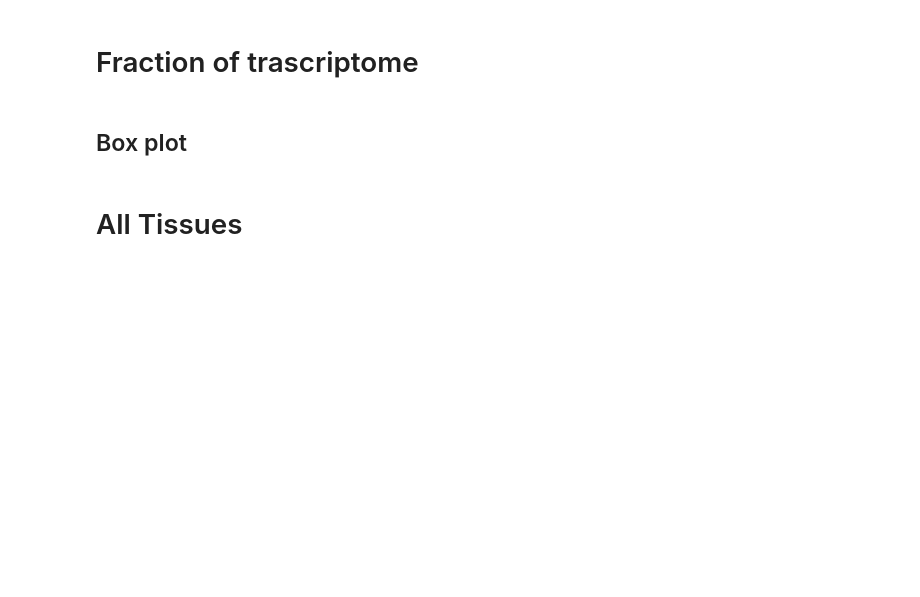
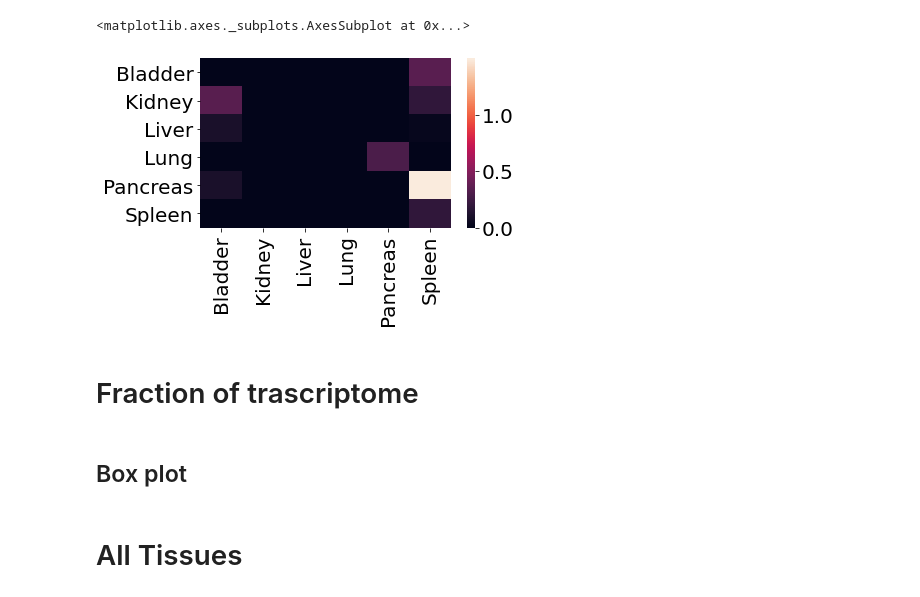
Before and after one commit to fvalle1/phd, a Jupyter notebook: mouse_Atlas/Mouse_exploration.ipynb, the cells around one changed output. Cells and saved outputs as stored; diff of their text form; code cells hidden in the pictures; blank space fills up the shorter version.

```diff
--- a/mouse_Atlas/Mouse_exploration.ipynb
+++ b/mouse_Atlas/Mouse_exploration.ipynb
@@ -437,0 +240,17 @@ with open("10_most_expressed_in_68_tissues.txt", "w") as f:
+# %%
+df_both = pd.DataFrame()
+df_both=df_both.append(mca)
+df_both=df_both.append(tm)
+df_both=df_both.transpose()
+
+pop = df_both.index
+sampled=df_both.sort_values(by="mca", ascending=True)[:500].index
+successes = df_both.sort_values(by="tm", ascending=True)[:500].index
+
+x = np.isin(successes, sampled).astype(int).sum() # number of successes
+M = len(pop) # pop size
+k = len(successes) # successes in pop
+N = len(sampled) # sample size
+pval = hypergeom.sf(x-1, M, k, N)
+#-np.log10(float(pval))
+pval
@@ -437,0 +259,18 @@ with open("10_most_expressed_in_68_tissues.txt", "w") as f:
+# %%
+df_cmap=pd.DataFrame(index=common_organs, columns=common_organs).fillna(0.5)
+population_size = len(genes_list["mca"])
+sample_size = n = 500
+genes_list = {}
+for tissue_1 in df_cmap.columns:
+    genes_list["tm"]=np.load(f"tm/lists_organs/{tissue_1}_go.npy")
+    for tissue_2 in df_cmap.index:
+        print(tissue_1, tissue_2)
+        genes_list["mca"]=load_tissue(tissue_2)["freq"]
+        tm = pd.Series(name='mca',index=genes_list["tm"], data=range(1,1+len(genes_list["tm"])))
+        mca = pd.Series(name='tm',index=genes_list["mca"].sort_values(ascending=True).index, data=range(1, len(genes_list["mca"])+1))
+        x = np.isin(tm.index[:n], mca.index[:n]).astype(int).sum() # number of successes
+        M = population_size # pop size
+        k = np.isin(tm.index, mca.index[:n]).astype(int).sum() # successes in pop
+        N = sample_size # sample size
+        pval = hypergeom.sf(x-1, M, k, N)
+        df_cmap.at[tissue_1,tissue_2]=-np.log10(float(pval))
@@ -438,3 +295,8 @@ with open("10_most_expressed_in_68_tissues.txt", "w") as f:
+# %%
+sns.heatmap(df_cmap)
+# %% [output]
+<matplotlib.axes._subplots.AxesSubplot at 0x...>
+[figure, added]
 # %% [markdown]
 # Fraction of trascriptome
 # %%
```
Also changed, not shown: parts of 23 cells of this notebook, 3 other files.
